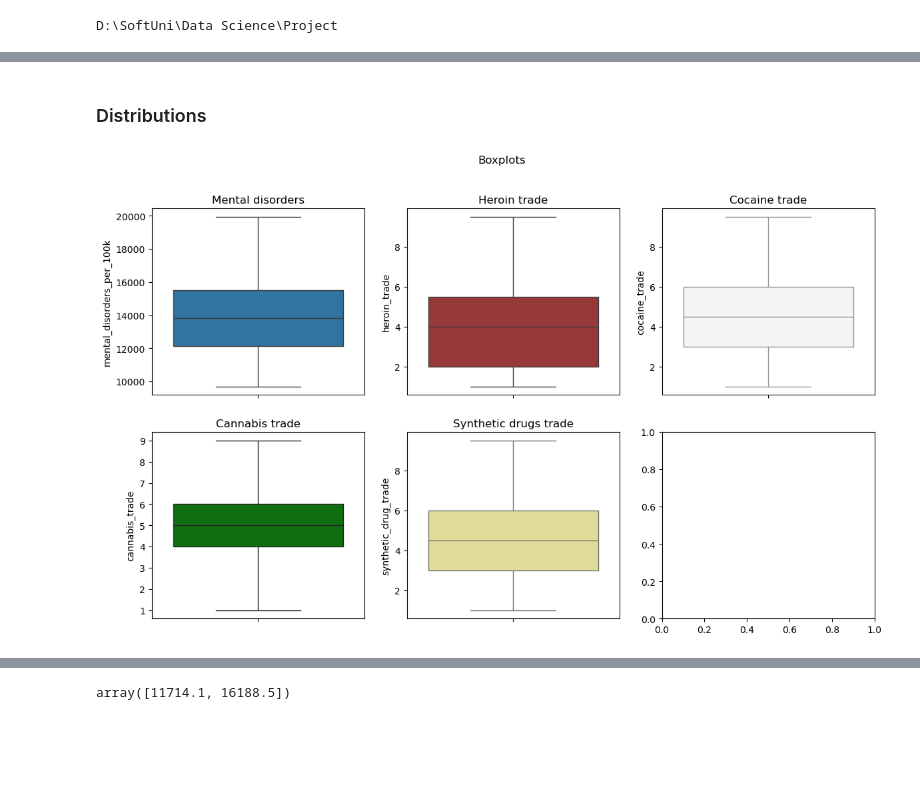
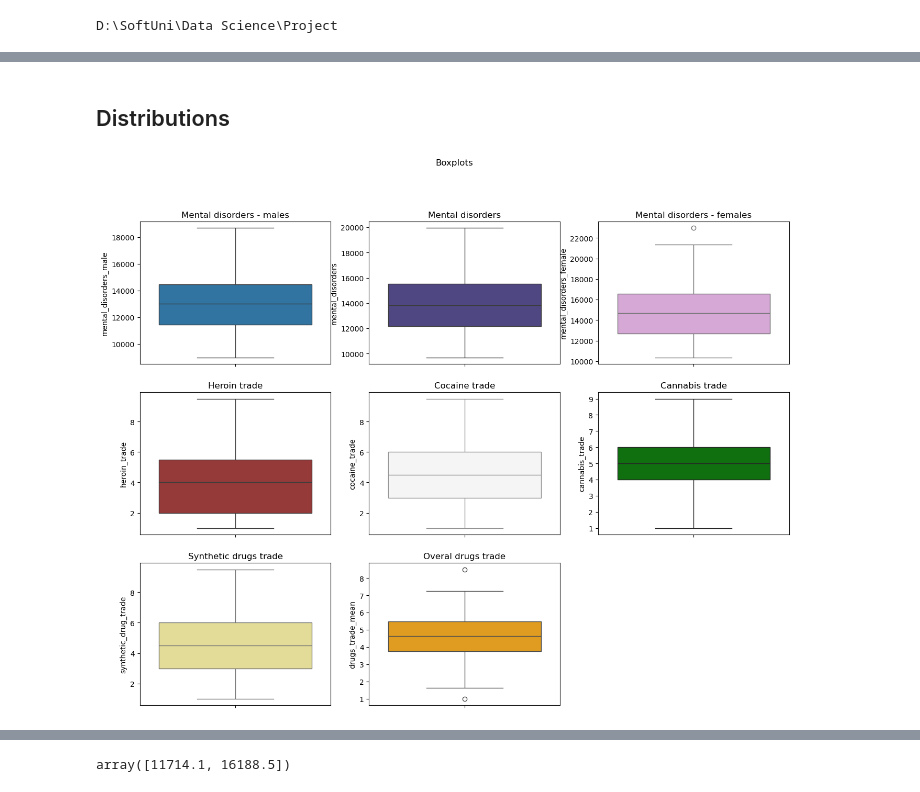
Before and after one commit to finarfin11/drugs_and_mental_illness, a Jupyter notebook: notebooks/eda_notebook.ipynb, the cells around one changed output, grey strips where cells are left out. Saved outputs shown, nothing was run; the diff lists cells and outputs as text; code cells hidden in the pictures; blank space fills up the shorter version.

```diff
--- a/notebooks/eda_notebook.ipynb
+++ b/notebooks/eda_notebook.ipynb
@@ -54,5 +52,9 @@ drugs_disorders_data.describe()
 # %%
-mental_disorders = drugs_disorders_data['mental_disorders_per_100k']
+mental_disorders = drugs_disorders_data['mental_disorders']
+# %%
+mental_disorders_male = drugs_disorders_data['mental_disorders_male']
+# %%
+mental_disorders_female = drugs_disorders_data['mental_disorders_female']
 # %%
 heroin_trade = drugs_disorders_data['heroin_trade']
 # %%
@@ -61,24 +63,34 @@ cocaine_trade = drugs_disorders_data['cocaine_trade']
 cannabis_trade = drugs_disorders_data['cannabis_trade']
 # %%
 synthetic_drug_trade = drugs_disorders_data['synthetic_drug_trade']
+# %%
+drugs_trade = drugs_disorders_data['drugs_trade_mean']
 # %% [markdown]
-### Distributions
+## Distributions
 # %%
-fig, axes = plt.subplots(2, 3, figsize = (14, 8))
+fig, axes = plt.subplots(3, 3, figsize = (16, 12))
 
-sns.boxplot(mental_disorders, ax = axes[0, 0])
-sns.boxplot(heroin_trade, ax = axes[0, 1], color = 'brown')
-sns.boxplot(cocaine_trade, ax = axes[0, 2], color = 'whitesmoke')
-sns.boxplot(cannabis_trade, ax = axes[1, 0], color = 'green')
-sns.boxplot(synthetic_drug_trade, ax = axes[1, 1], color = 'khaki')
+sns.boxplot(mental_disorders_male, ax = axes[0, 0])
+sns.boxplot(mental_disorders, ax = axes[0, 1], color = 'darkslateblue')
+sns.boxplot(mental_disorders_female, ax = axes[0, 2], color = 'plum')
+sns.boxplot(heroin_trade, ax = axes[1, 0], color = 'brown')
+sns.boxplot(cocaine_trade, ax = axes[1, 1], color = 'whitesmoke')
+sns.boxplot(cannabis_trade, ax = axes[1, 2], color = 'green')
+sns.boxplot(synthetic_drug_trade, ax = axes[2, 0], color = 'khaki')
+sns.boxplot(drugs_trade, ax = axes[2, 1], color = 'orange')
 
 fig.suptitle('Boxplots')
-axes[0, 0].set_title('Mental disorders')
-axes[0, 1].set_title('Heroin trade')
-axes[0, 2].set_title('Cocaine trade')
-axes[1, 0].set_title('Cannabis trade')
-axes[1, 1].set_title('Synthetic drugs trade')
+axes[0, 0].set_title('Mental disorders - males')
+axes[0, 1].set_title('Mental disorders')
+axes[0, 2].set_title('Mental disorders - females')
+axes[1, 0].set_title('Heroin trade')
+axes[1, 1].set_title('Cocaine trade')
+axes[1, 2].set_title('Cannabis trade')
+axes[2, 0].set_title('Synthetic drugs trade')
+axes[2, 1].set_title('Overal drugs trade')
+
+fig.delaxes(axes[2][2])
 
 plt.show()
 # %% [output]
-[figure, old version]
+[figure, new version]
```
Also changed, not shown: parts of 26 cells of this notebook, 5 other files.
